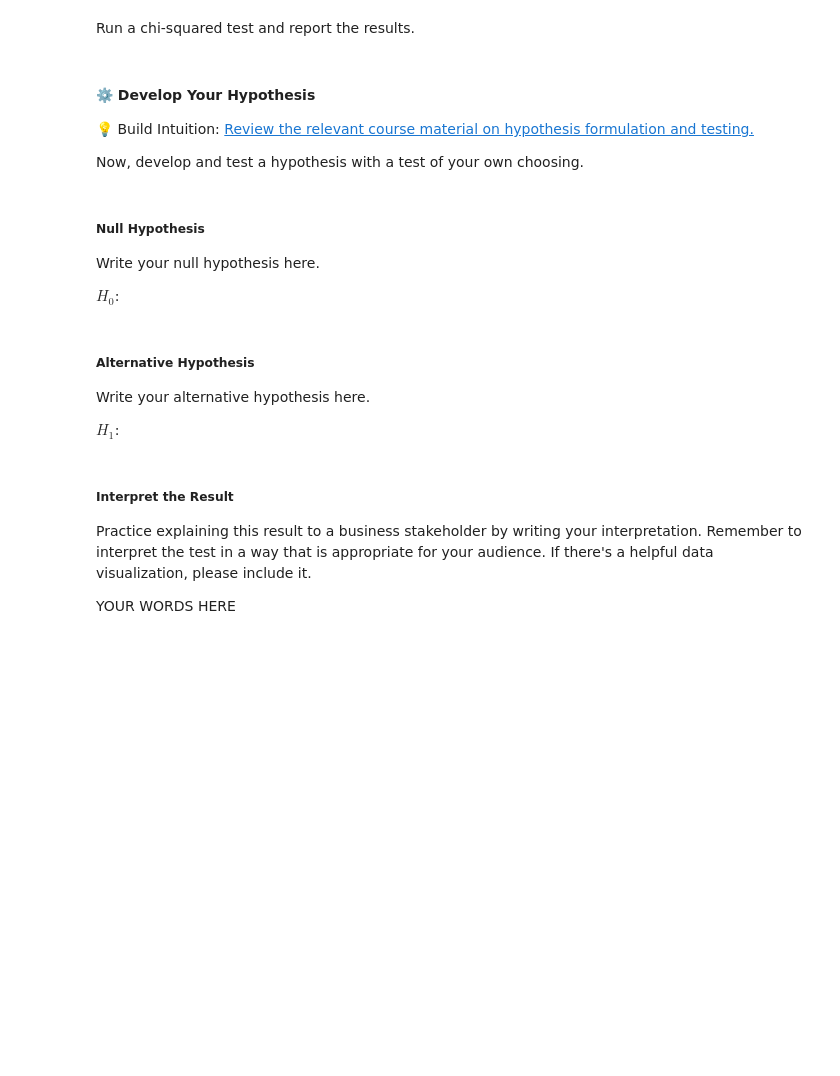
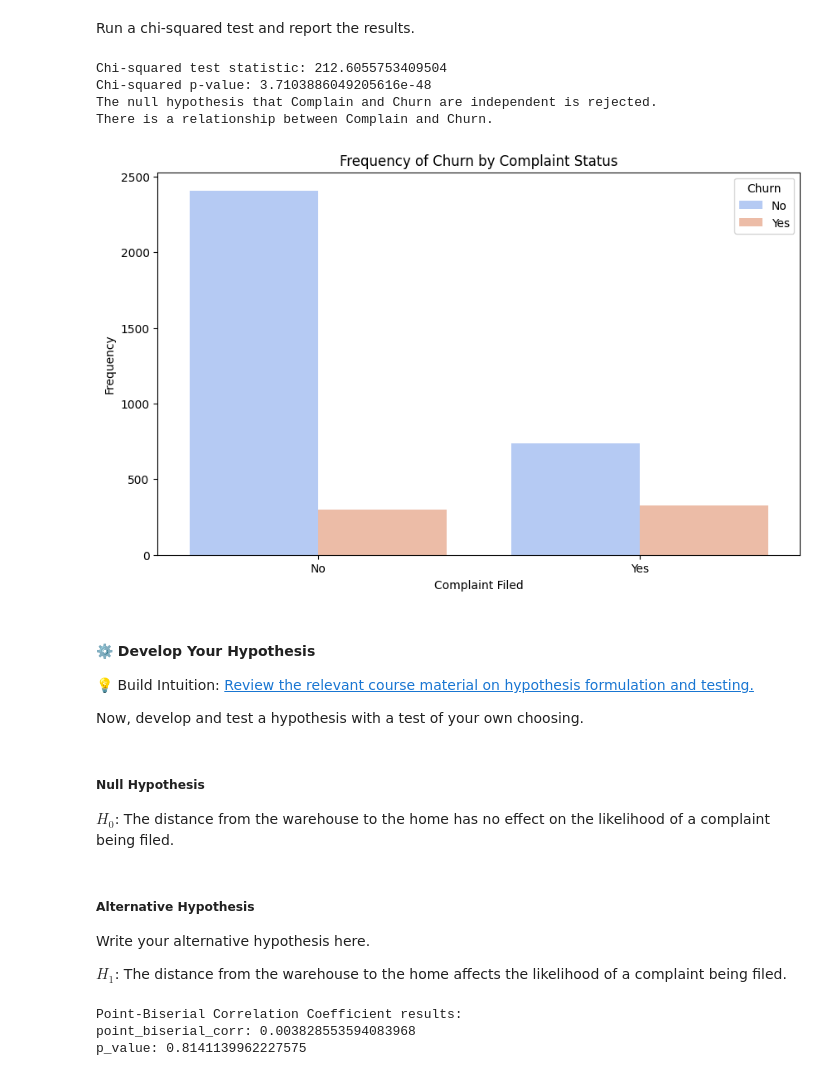
Before and after one commit to ReadyPlayerEmma/applied-statistics-learnings, a Jupyter notebook: Student_Week_4_CostPro_Customer_Churn.ipynb, the cells around one changed output. Drawn from its saved outputs; the diff is of its cells as text; code cells hidden in the pictures; blank space fills up the shorter version.

```diff
--- a/Student_Week_4_CostPro_Customer_Churn.ipynb
+++ b/Student_Week_4_CostPro_Customer_Churn.ipynb
@@ -477,4 +723,10 @@ Remember that chi-squared is a way to test categorical variables in a contingenc
 # %% [markdown]
 Run a chi-squared test and report the results.
 # %%
-# run the test
+# Run the chi-squared test
+test_hypothesis_with_chi_squared(observed_complain_churn)
+# %% [output]
+Chi-squared test statistic: 212.6055753409504
+Chi-squared p-value: 3.7103886049205616e-48
+The null hypothesis that Complain and Churn are independent is rejected.
+There is a relationship between Complain and Churn.
@@ -484,0 +733,13 @@ Run a chi-squared test and report the results.
+# %%
+# visualize the results
+# Create a bar graph of frequencies for "Complain" and "Churn"
+plt.figure(figsize=(10, 6))
+sns.countplot(data=data, x='Complain', hue='Churn', palette="coolwarm")
+plt.title("Frequency of Churn by Complaint Status")
+plt.xlabel("Complaint Filed")
+plt.ylabel("Frequency")
+plt.xticks(ticks=[0, 1], labels=["No", "Yes"])
+plt.legend(title='Churn', labels=['No', 'Yes'])
+plt.show()
+# %% [output]
+[figure, added]
@@ -488,18 +753,16 @@ Run a chi-squared test and report the results.
 💡 Build Intuition: [Review the relevant course material on hypothesis formulation and testing.](https://uplimit.com/course/applied-statistics-for-data-science/v2/module/hypothesis-testing-9mlrk)
 
 Now, develop and test a hypothesis with a test of your own choosing.
-# %% [markdown]
-##### Null Hypothesis
-
-Write your null hypothesis here.
-
-$H_0$:
+# %% [markdown]
+##### Null Hypothesis
+
+$H_0$: The distance from the warehouse to the home has no effect on the likelihood of a complaint being filed.
 # %% [markdown]
 ##### Alternative Hypothesis
 
 Write your alternative hypothesis here.
 
-$H_1$:
+$H_1$: The distance from the warehouse to the home affects the likelihood of a complaint being filed.
 # %%
 # get the samples
 # %%
@@ -513,6 +770,15 @@ $H_1$:
-# %% [markdown]
-##### Interpret the Result
-
-Practice explaining this result to a business stakeholder by writing your interpretation. Remember to interpret the test in a way that is appropriate for your audience. If there's a helpful data visualization, please include it.
-
-YOUR WORDS HERE
+# %%
+# run the test
+
+# Point-Biserial Correlation Coefficient calculation
+point_biserial_corr, p_value = st.pointbiserialr(data['Complain'], data['WarehouseToHome'])
+
+point_biserial_corr, p_value
+
+print('Point-Biserial Correlation Coefficient results:')
+print(f'point_biserial_corr: {point_biserial_corr}')
+print(f'p_value: {p_value}')
+# %% [output]
+Point-Biserial Correlation Coefficient results:
+point_biserial_corr: 0.003828553594083968
+p_value: 0.8141139962227575
```
Also changed, not shown: parts of 49 cells of this notebook.
